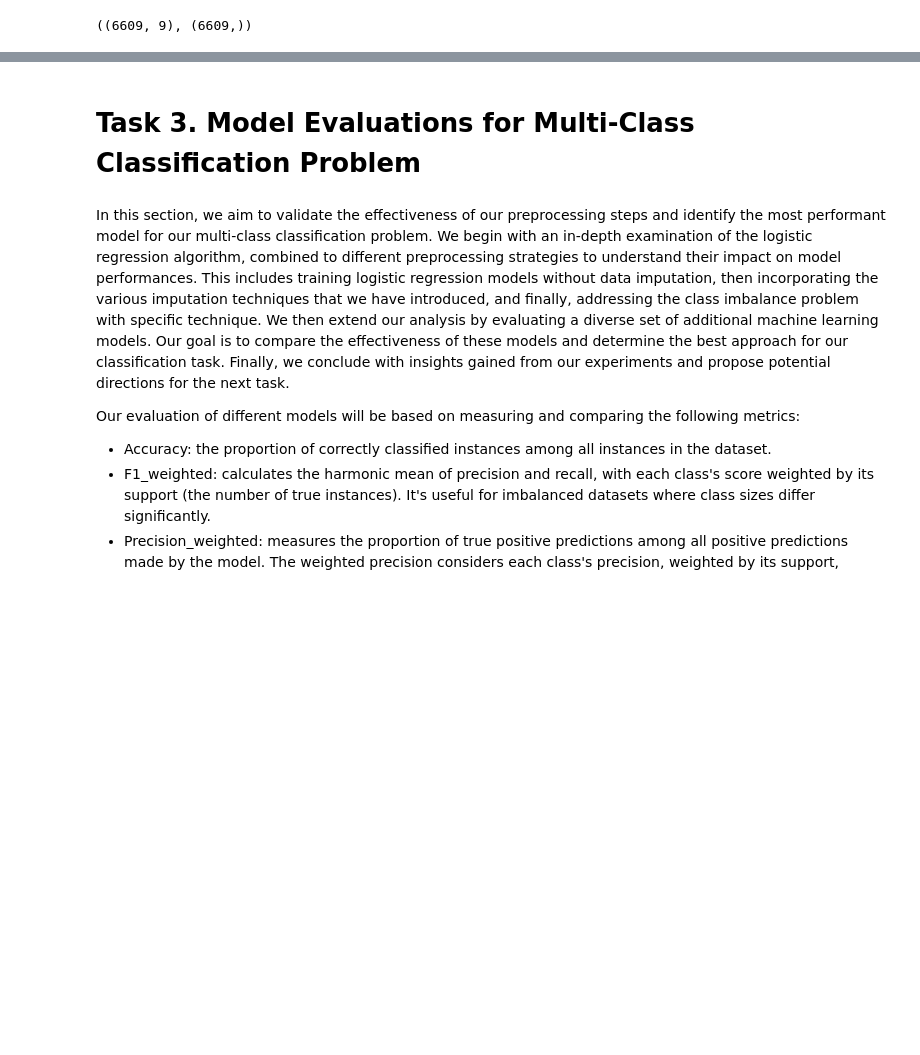
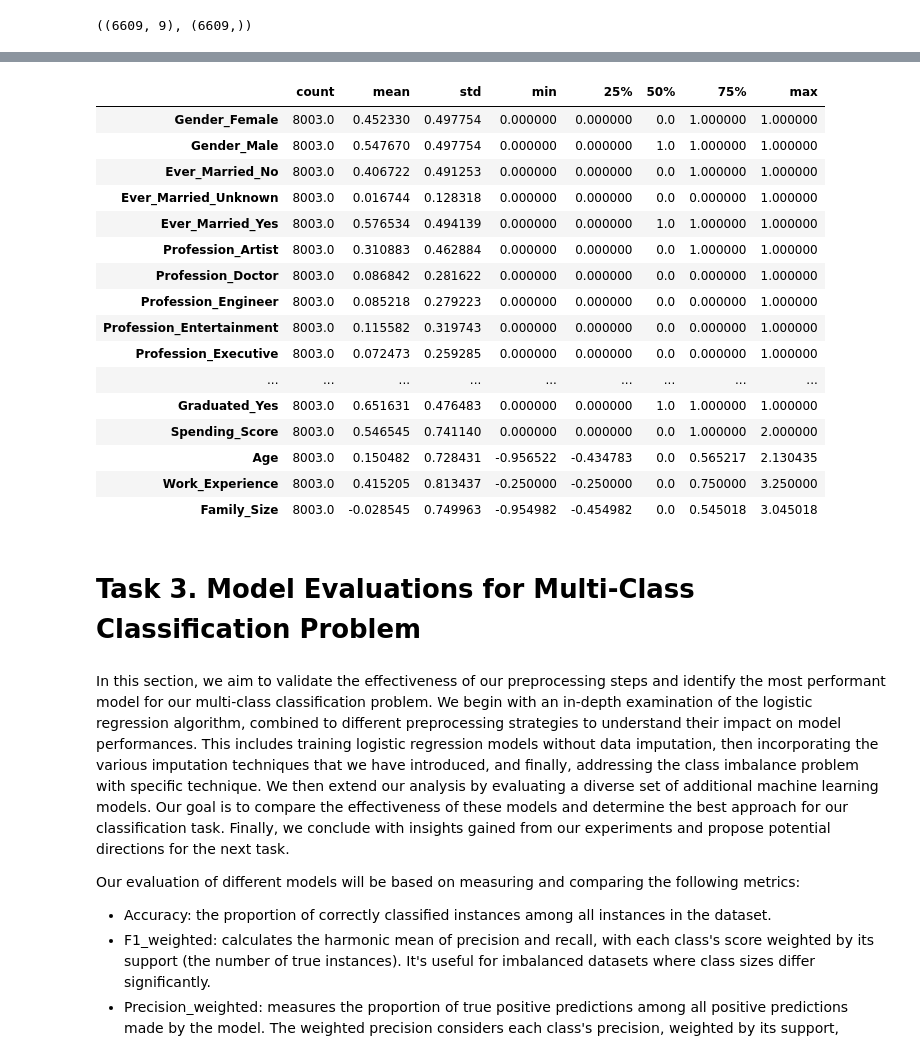
Before and after one commit to NalayaData/CustomerSegmentationClassification, a Jupyter notebook: CustomerSegmentationClassification_Part_2.ipynb, the cells around one changed output, grey strips where cells are left out. Drawn from its saved outputs; the diff is of its cells as text; code cells hidden in the pictures; blank space fills up the shorter version.

```diff
--- a/CustomerSegmentationClassification_Part_2.ipynb
+++ b/CustomerSegmentationClassification_Part_2.ipynb
@@ -640,3 +642,11 @@ X_train, Y_train = prepare_data_encode_target(train)
 X_train.shape, Y_train.shape
 # %% [output]
 ((6609, 9), (6609,))
+# %%
+preprocessing_pipeline=Pipeline(steps=[
+   ('graduation_correction', GraduationCorrectionTransformer()),
+   ('cleaning', cleaning_transformer),
+   ('encoding', encoder) ,
+])
+X_train_proc = preprocessing_pipeline.fit_transform(X_train)
+X_train_proc.head()
@@ -643,3 +681,23 @@ X_train.shape, Y_train.shape
+# %%
+X_train_proc.describe().transpose()
+# %% [output]
+|  | count | mean | std | min | 25% | 50% | 75% | max |
+| Gender_Female | 8003.0 | 0.452330 | 0.497754 | 0.000000 | 0.000000 | 0.0 | 1.000000 | 1.000000 |
+| Gender_Male | 8003.0 | 0.547670 | 0.497754 | 0.000000 | 0.000000 | 1.0 | 1.000000 | 1.000000 |
+| Ever_Married_No | 8003.0 | 0.406722 | 0.491253 | 0.000000 | 0.000000 | 0.0 | 1.000000 | 1.000000 |
+| Ever_Married_Unknown | 8003.0 | 0.016744 | 0.128318 | 0.000000 | 0.000000 | 0.0 | 0.000000 | 1.000000 |
+| Ever_Married_Yes | 8003.0 | 0.576534 | 0.494139 | 0.000000 | 0.000000 | 1.0 | 1.000000 | 1.000000 |
+| Profession_Artist | 8003.0 | 0.310883 | 0.462884 | 0.000000 | 0.000000 | 0.0 | 1.000000 | 1.000000 |
+| Profession_Doctor | 8003.0 | 0.086842 | 0.281622 | 0.000000 | 0.000000 | 0.0 | 0.000000 | 1.000000 |
+| Profession_Engineer | 8003.0 | 0.085218 | 0.279223 | 0.000000 | 0.000000 | 0.0 | 0.000000 | 1.000000 |
+| Profession_Entertainment | 8003.0 | 0.115582 | 0.319743 | 0.000000 | 0.000000 | 0.0 | 0.000000 | 1.000000 |
+| Profession_Executive | 8003.0 | 0.072473 | 0.259285 | 0.000000 | 0.000000 | 0.0 | 0.000000 | 1.000000 |
+| ... | ... | ... | ... | ... | ... | ... | ... | ... |
+| Graduated_Yes | 8003.0 | 0.651631 | 0.476483 | 0.000000 | 0.000000 | 1.0 | 1.000000 | 1.000000 |
+| Spending_Score | 8003.0 | 0.546545 | 0.741140 | 0.000000 | 0.000000 | 0.0 | 1.000000 | 2.000000 |
+| Age | 8003.0 | 0.150482 | 0.728431 | -0.956522 | -0.434783 | 0.0 | 0.565217 | 2.130435 |
+| Work_Experience | 8003.0 | 0.415205 | 0.813437 | -0.250000 | -0.250000 | 0.0 | 0.750000 | 3.250000 |
+| Family_Size | 8003.0 | -0.028545 | 0.749963 | -0.954982 | -0.454982 | 0.0 | 0.545018 | 3.045018 |
 # %% [markdown]
 # Task 3. Model Evaluations for Multi-Class Classification Problem
 # %% [markdown]
```
Also changed, not shown: parts of 18 cells of this notebook.
